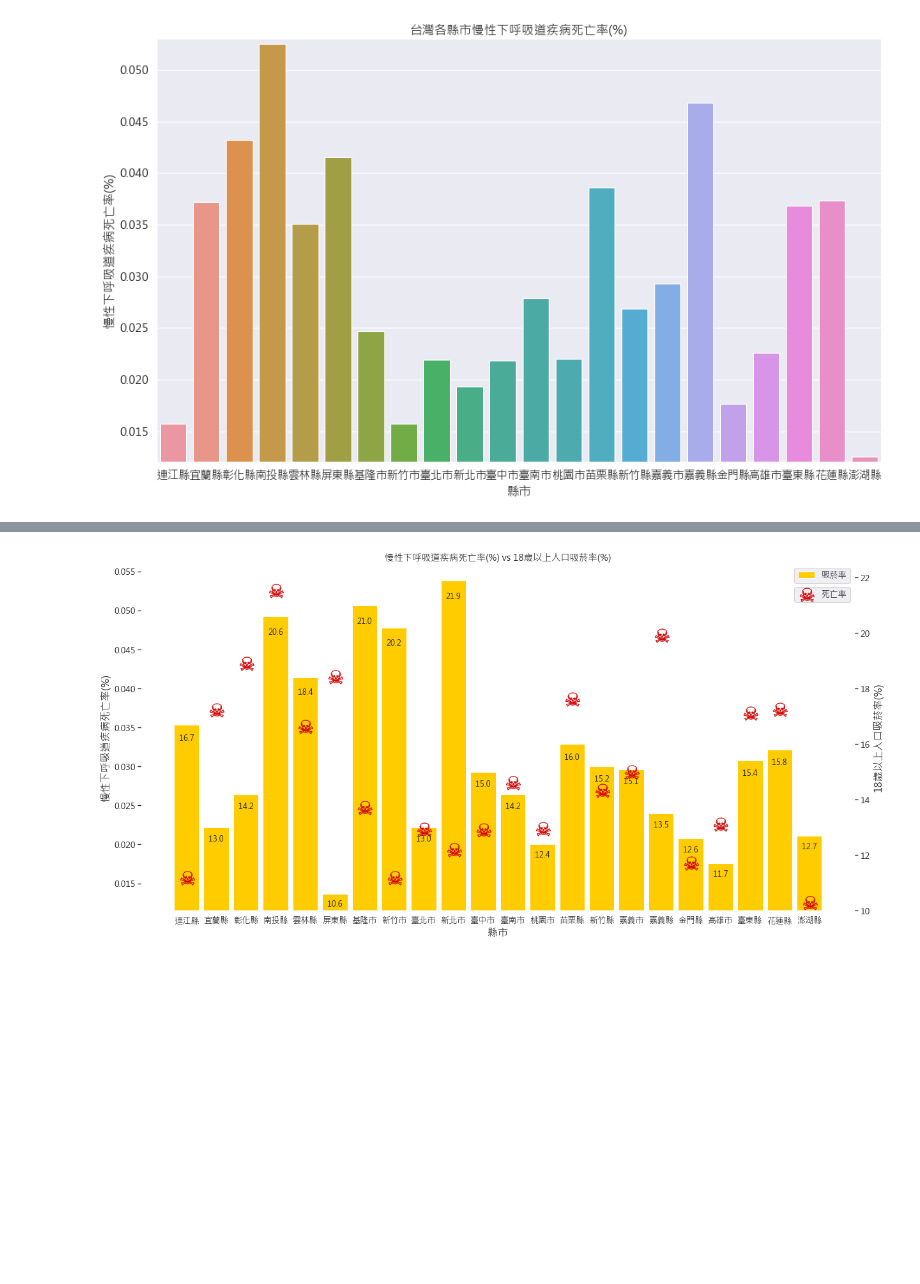
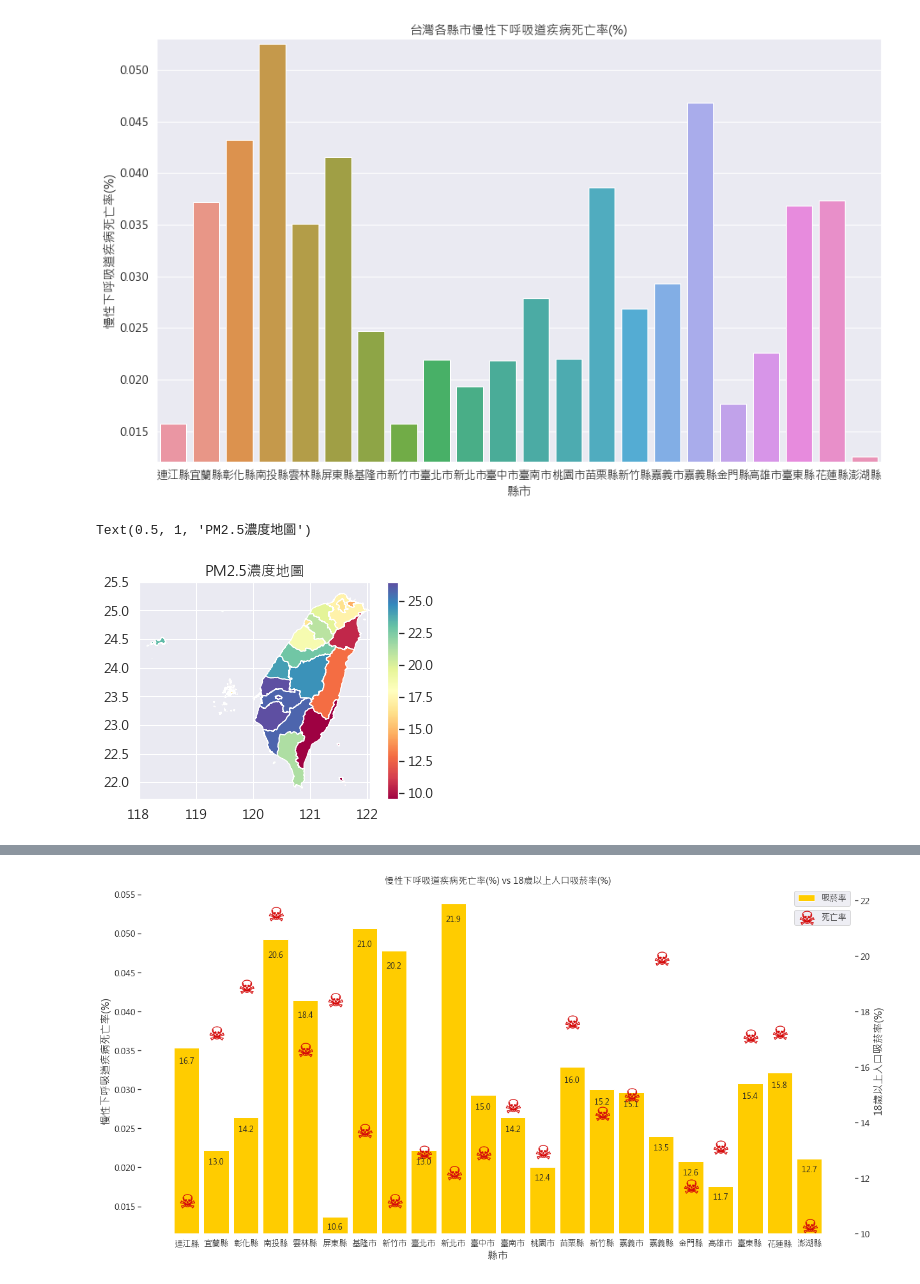
Before and after one commit to k22949706/Kenny, a Jupyter notebook: 程式語言Final.ipynb, the cells around one changed output, grey strips where cells are left out. Saved outputs shown, nothing was run; the diff lists cells and outputs as text; code cells hidden in the pictures; blank space fills up the shorter version.

```diff
--- a/程式語言Final.ipynb
+++ b/程式語言Final.ipynb
@@ -883,3 +883,12 @@ sns.barplot(x=df_total['縣市'],y=df_total['慢性下呼吸道疾病死亡率(%
 # %% [output]
 <matplotlib.axes._subplots.AxesSubplot at 0x...>
 [figure]
+# %%
+color = mpl.colors.Normalize(vmin = 9.5, vmax = 26.5)
+df_total.plot(column = '細懸浮微粒(μg/m 3)', cmap = 'Spectral', legend = True, norm = color)
+plt.xlim(118,122.05)
+plt.ylim(21.7,25.5)
+plt.title("PM2.5濃度地圖")
+# %% [output]
+Text(0.5, 1, 'PM2.5濃度地圖')
+[figure, added]
```
Also changed, not shown: parts of 1 cell of this notebook.
